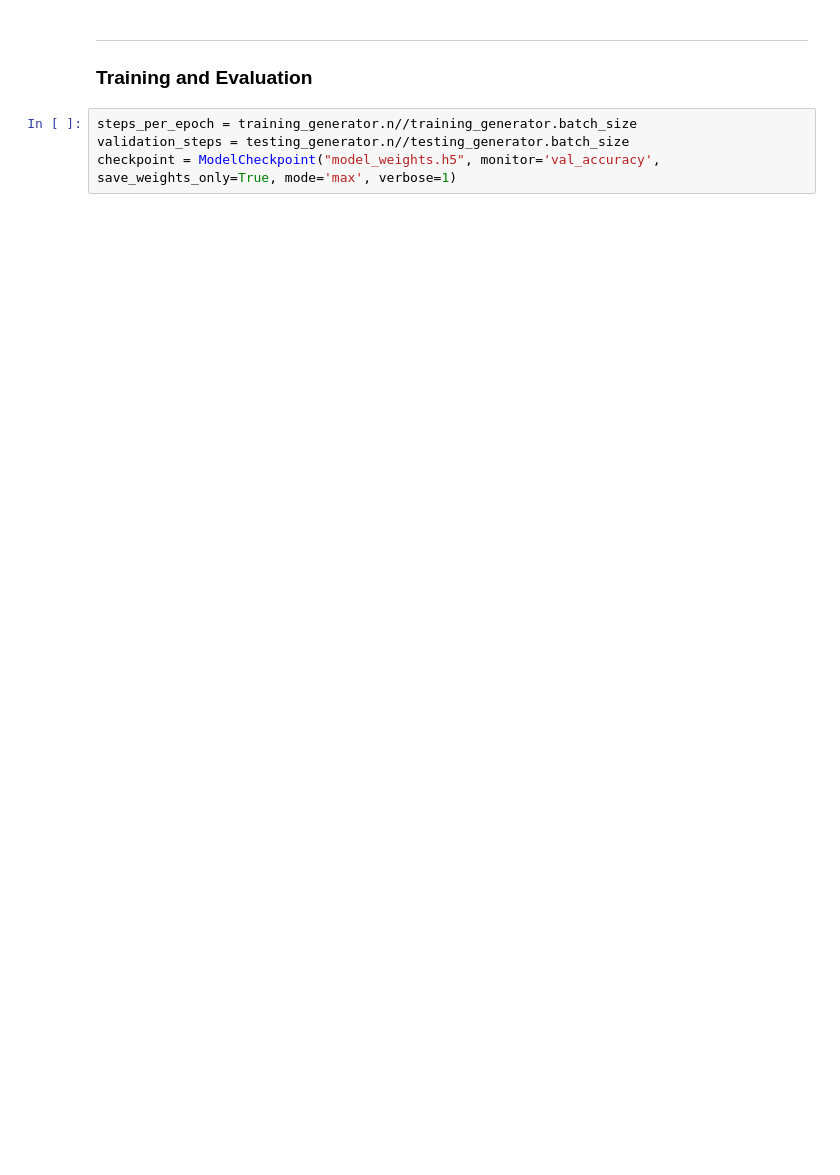
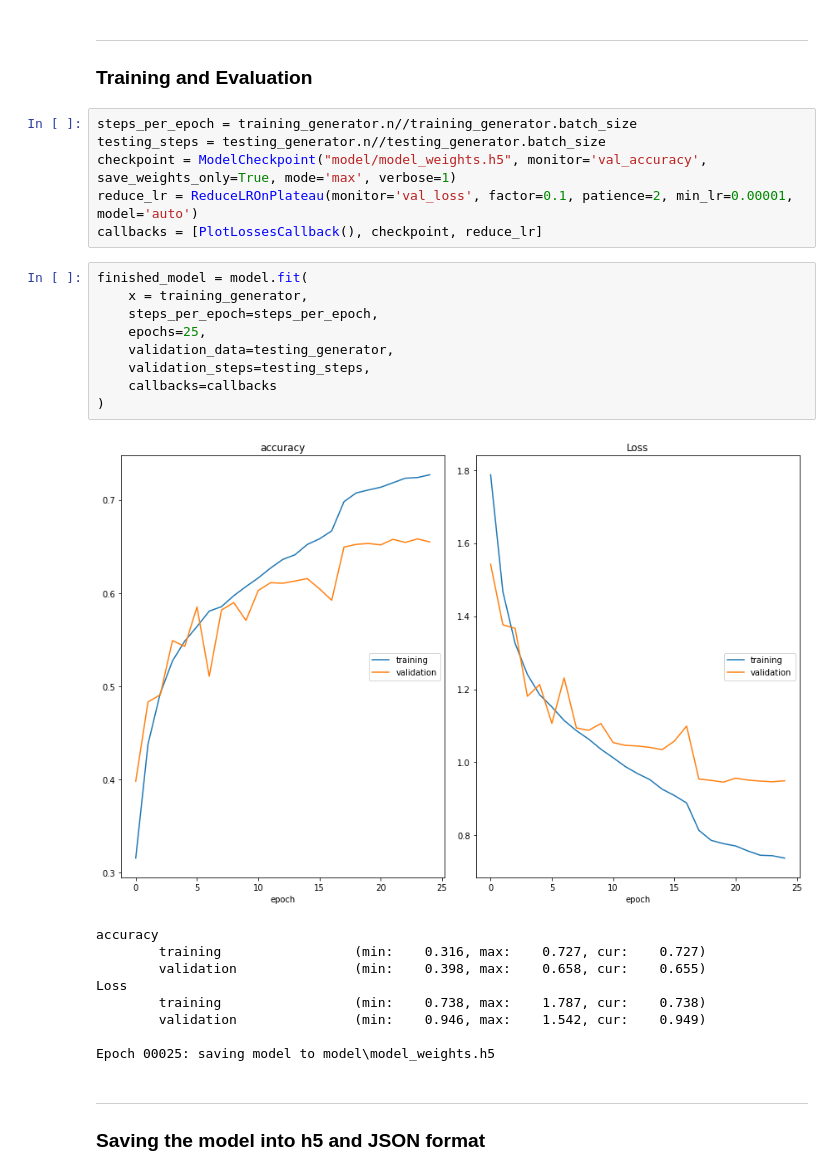
Before and after one commit to gianmillare/Facial-Expression-Recognition-Applied, a Jupyter notebook: facial_expression_recognition/FER_model.ipynb, the cells around one changed output. Drawn from its saved outputs; the diff is of its cells as text; blank space fills up the shorter version.

Commit message:
completed training the model. saved model and model json file

```diff
--- a/facial_expression_recognition/FER_model.ipynb
+++ b/facial_expression_recognition/FER_model.ipynb
@@ -168,5 +168,30 @@ _________________________________________________________________
 ### Training and Evaluation
 # %%
 steps_per_epoch = training_generator.n//training_generator.batch_size
-validation_steps = testing_generator.n//testing_generator.batch_size
-checkpoint = ModelCheckpoint("model_weights.h5", monitor='val_accuracy', save_weights_only=True, mode='max', verbose=1)
+testing_steps = testing_generator.n//testing_generator.batch_size
+checkpoint = ModelCheckpoint("model/model_weights.h5", monitor='val_accuracy', save_weights_only=True, mode='max', verbose=1)
+reduce_lr = ReduceLROnPlateau(monitor='val_loss', factor=0.1, patience=2, min_lr=0.00001, model='auto')
+callbacks = [PlotLossesCallback(), checkpoint, reduce_lr]
+# %%
+finished_model = model.fit(
+    x = training_generator,
+    steps_per_epoch=steps_per_epoch,
+    epochs=25,
+    validation_data=testing_generator,
+    validation_steps=testing_steps,
+    callbacks=callbacks
+)
+# %% [output]
+[figure, added]
+accuracy
+        training                 (min:    0.316, max:    0.727, cur:    0.727)
+        validation               (min:    0.398, max:    0.658, cur:    0.655)
+Loss
+        training                 (min:    0.738, max:    1.787, cur:    0.738)
+        validation               (min:    0.946, max:    1.542, cur:    0.949)
+
+Epoch 00025: saving model to model\model_weights.h5
+# %% [markdown]
+<hr>
+
+### Saving the model into h5 and JSON format
```
Also changed, not shown: parts of 2 cells of this notebook, 3 other files.
